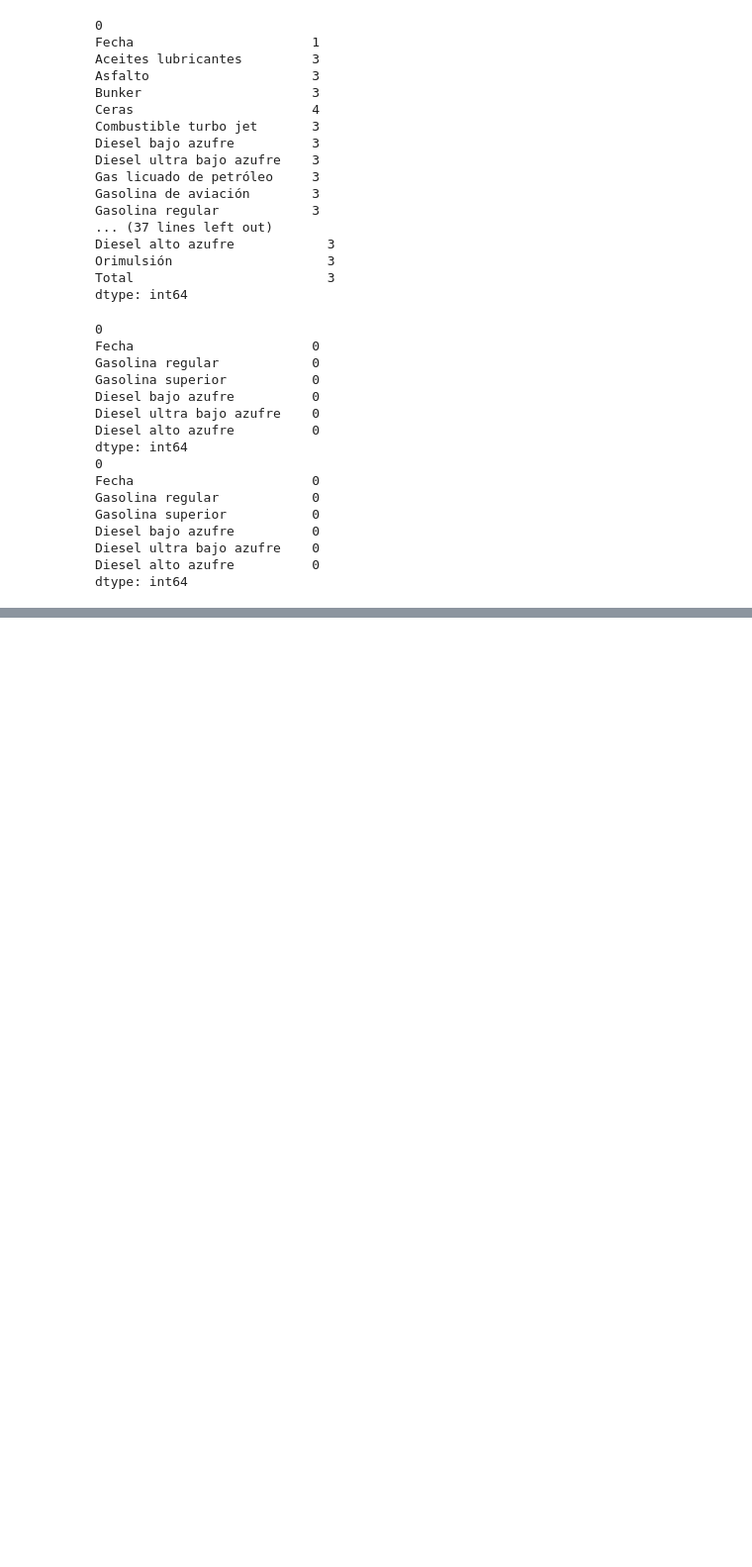
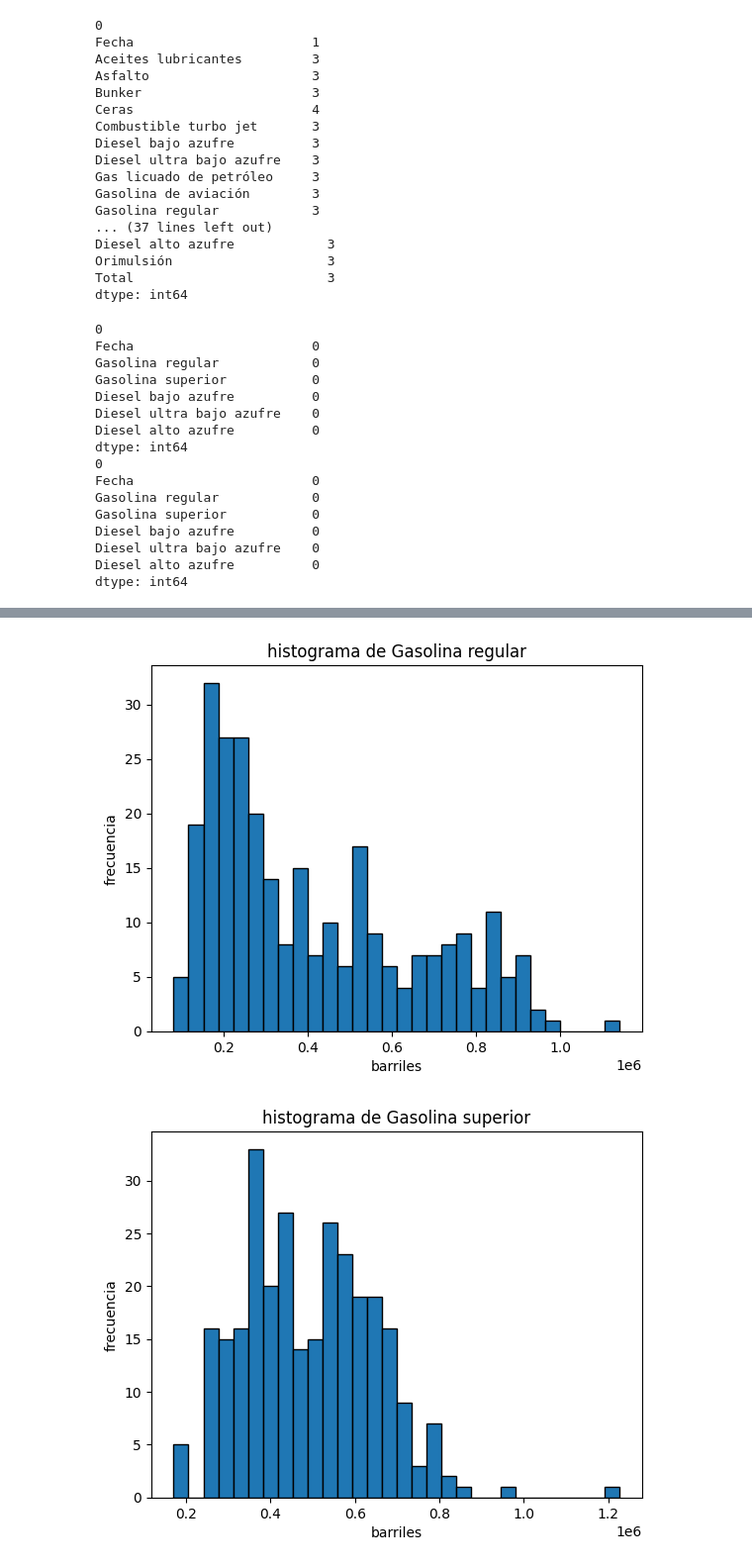
Before and after one commit to angelargd8/lab1-ds, a Jupyter notebook: main.ipynb, the cells around one changed output, grey strips where cells are left out. Shown at 99% size. Cells and saved outputs as stored; diff of their text form; code cells hidden in the pictures; blank space fills up the shorter version.

```diff
--- a/main.ipynb
+++ b/main.ipynb
@@ -283,3 +298,23 @@ consumo_clean_df.describe(include="O")  # Estadísticas de las variables categó
 | freq | 1 | 1.00 | 1.00 | 204 | 204 | ... |
 # %%
 #explorar el comportamiento de las variables y ver si estan distribuidas normalmente en el caso de ser continuas
+import matplotlib.pyplot as plt
+gas = [
+    "Gasolina regular",
+    "Gasolina superior",
+    "Diesel bajo azufre",
+    "Diesel ultra bajo azufre",
+    "Diesel alto azufre"
+]
+
+for col in gas:
+
+    plt.figure()
+    plt.hist(importacion_clean_df[col].astype(float), bins = 30, edgecolor='black')
+    plt.title(f"histograma de {col}")
+    plt.xlabel("barriles")
+    plt.ylabel("frecuencia")
+    plt.show()
+# %% [output]
+[figure, added]
+[figure, added]
```
Also changed, not shown: parts of 8 cells of this notebook.
